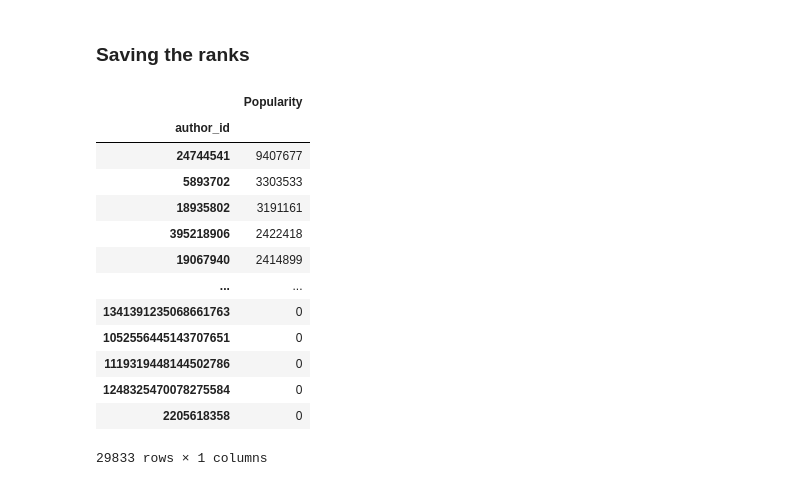
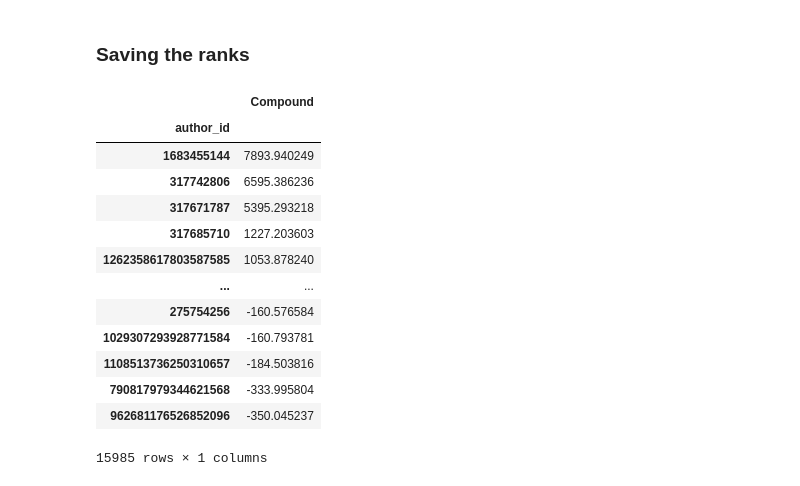
Before and after one commit to 3rr4t1c/superspreader_detection, a Jupyter notebook: accounts-ranking.ipynb, the cells around one changed output. Cells and saved outputs as stored; diff of their text form; code cells hidden in the pictures.

```diff
--- a/accounts-ranking.ipynb
+++ b/accounts-ranking.ipynb
@@ -375,18 +499,18 @@ fraction_rank_df.to_csv('data/fraction_rank.csv')
 # %%
 # Reading test
-pd.read_csv('data/popularity_rank.csv', index_col='author_id')
+pd.read_csv('data/compound_rank.csv', index_col='author_id')
 # %% [output]
-|  | Popularity |
+|  | Compound |
 | author_id |  |
-| 24744541 | 9407677 |
-| 5893702 | 3303533 |
-| 18935802 | 3191161 |
-| 395218906 | 2422418 |
-| 19067940 | 2414899 |
+| 1683455144 | 7893.940249 |
+| 317742806 | 6595.386236 |
+| 317671787 | 5395.293218 |
+| 317685710 | 1227.203603 |
+| 1262358617803587585 | 1053.878240 |
 | ... | ... |
-| 1341391235068661763 | 0 |
-| 1052556445143707651 | 0 |
-| 1119319448144502786 | 0 |
-| 1248325470078275584 | 0 |
-| 2205618358 | 0 |
+| 275754256 | -160.576584 |
+| 1029307293928771584 | -160.793781 |
+| 1108513736250310657 | -184.503816 |
+| 790817979344621568 | -333.995804 |
+| 962681176526852096 | -350.045237 |
-29833 rows × 1 columns
+15985 rows × 1 columns
```
Also changed, not shown: parts of 47 cells of this notebook, 11 other files.
